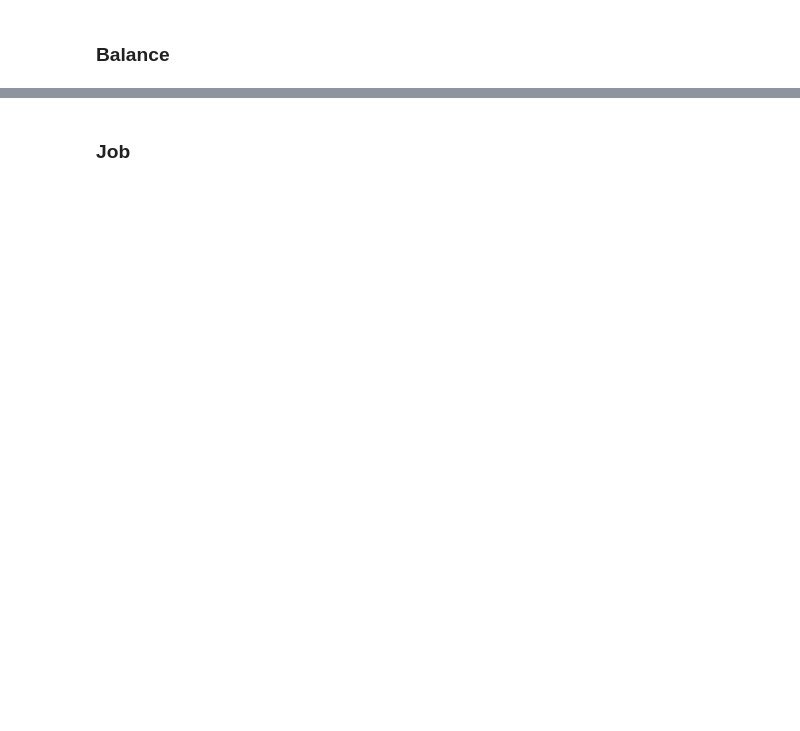
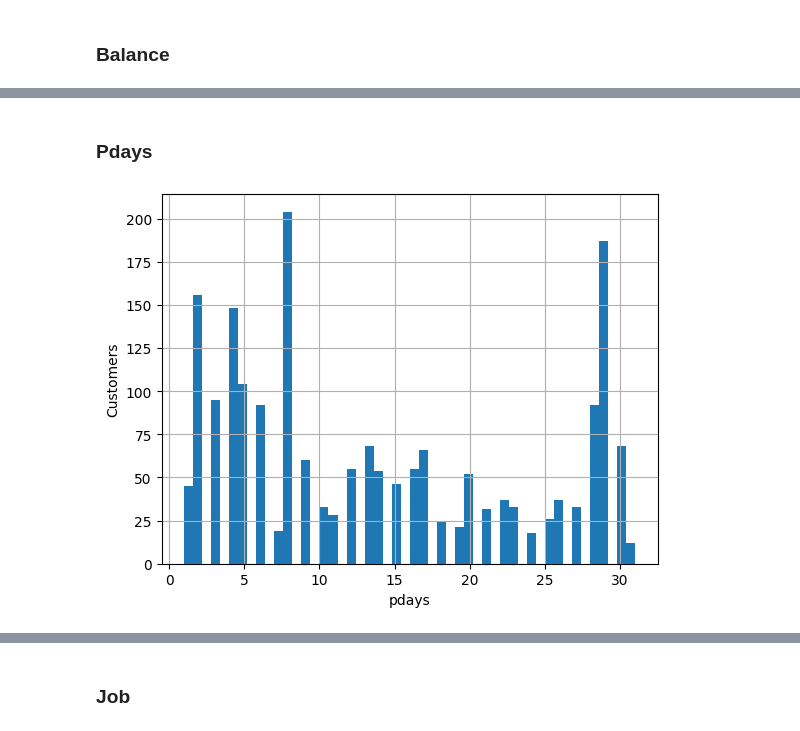
Before and after one commit to qaz73/ULAssignment-1, a Jupyter notebook: etivity1.ipynb, the cells around one changed output, grey strips where cells are left out. Saved outputs shown, nothing was run; the diff lists cells and outputs as text; code cells hidden in the pictures; blank space fills up the shorter version.

```diff
--- a/etivity1.ipynb
+++ b/etivity1.ipynb
@@ -224,0 +308,9 @@ These are reviewed as follows:
+# %% [markdown]
+### Pdays
+# %%
+df['day'].hist(bins=50);
+plt.xlabel('pdays');
+plt.ylabel('Customers');
+plt.show()
+# %% [output]
+[figure, added]
```
Also changed, not shown: parts of 57 cells of this notebook.
